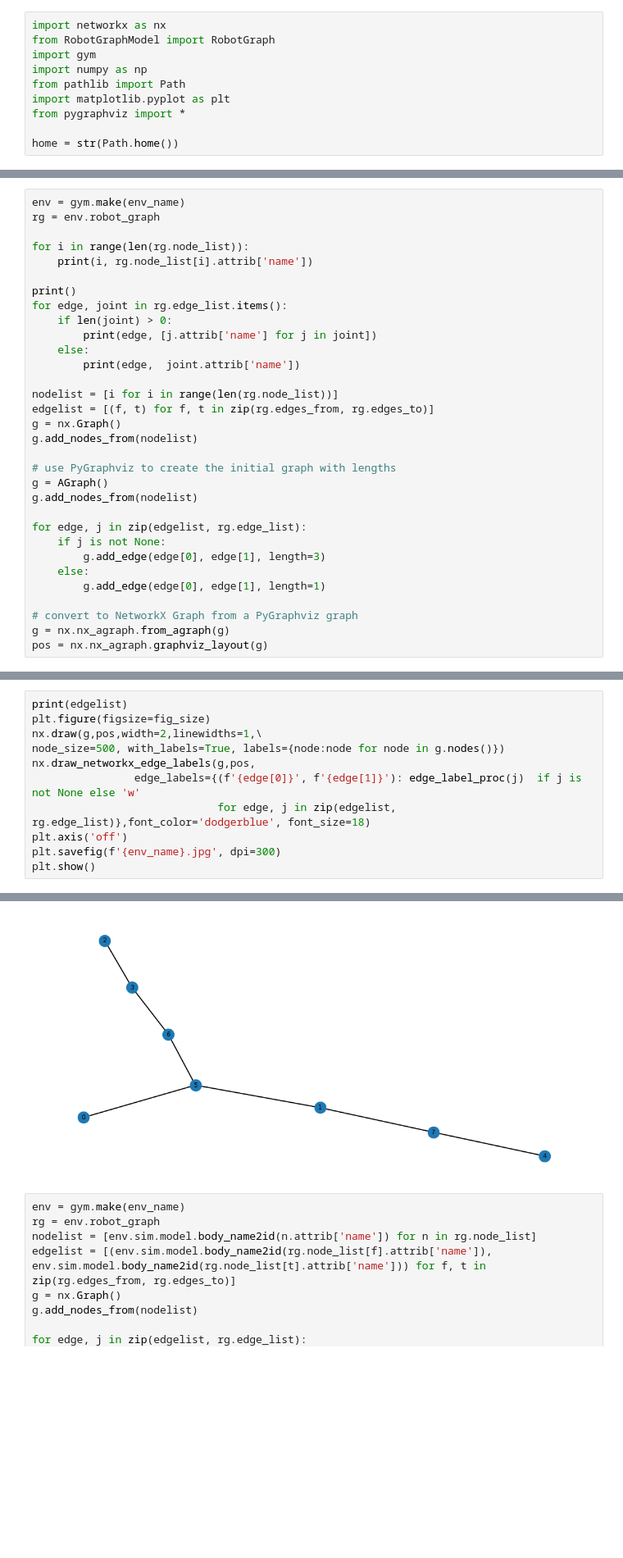
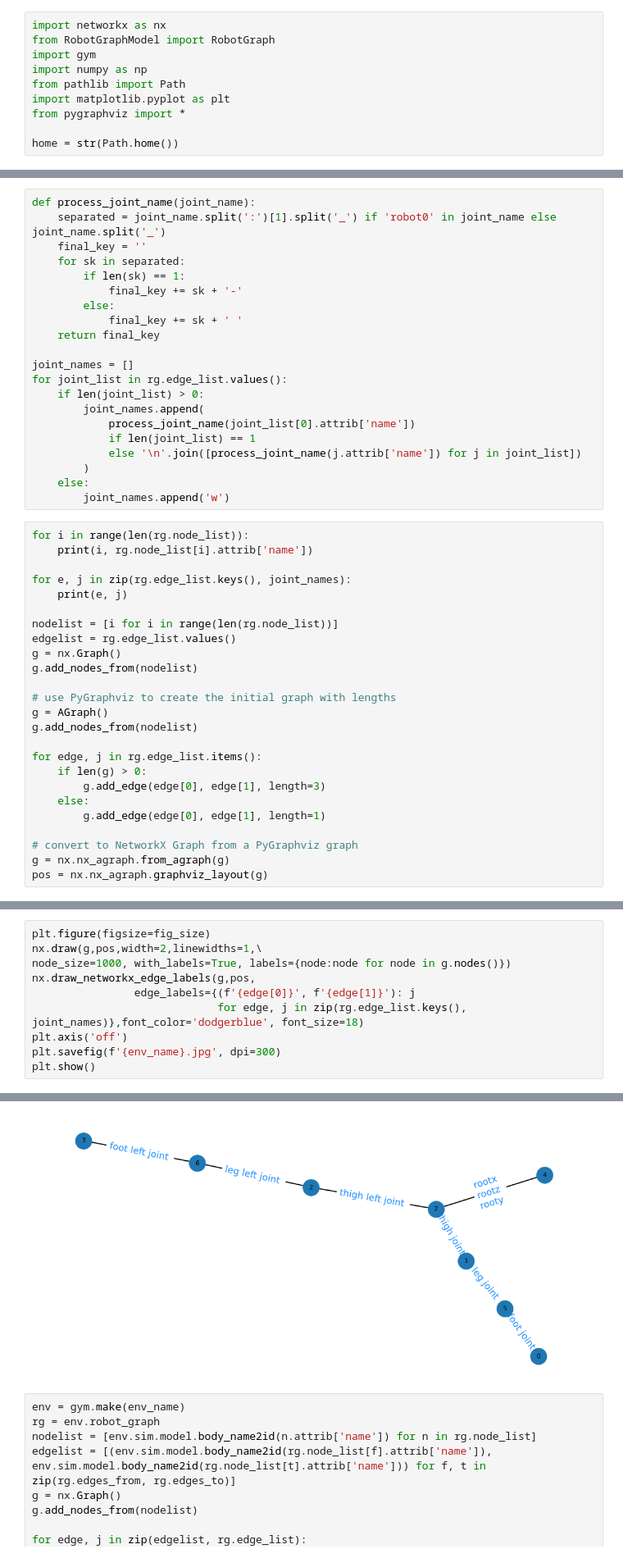
Before and after one commit to MehranTaghian/SAC_GCN, a Jupyter notebook: RobotGraphModel/GraphVisualization.ipynb, the cells around one changed output, grey strips where cells are left out. Shown at 82% size. Drawn from its saved outputs; the diff is of its cells as text; blank space fills up the shorter version.

```diff
--- a/RobotGraphModel/GraphVisualization.ipynb
+++ b/RobotGraphModel/GraphVisualization.ipynb
@@ -34,19 +33,33 @@ edge_label_proc = lambda j: ' '.join(j.attrib['name'].split('_'))
+# %%
+def process_joint_name(joint_name):
+    separated = joint_name.split(':')[1].split('_') if 'robot0' in joint_name else joint_name.split('_')
+    final_key = ''
+    for sk in separated:
+        if len(sk) == 1:
+            final_key += sk + '-'
+        else:
+            final_key += sk + ' '
+    return final_key
+
+joint_names = []
+for joint_list in rg.edge_list.values():
+    if len(joint_list) > 0:
+        joint_names.append(
+            process_joint_name(joint_list[0].attrib['name'])
+            if len(joint_list) == 1
+            else '\n'.join([process_joint_name(j.attrib['name']) for j in joint_list])
+        )
+    else:
+        joint_names.append('w')
 # %%
-env = gym.make(env_name)
-rg = env.robot_graph
-
 for i in range(len(rg.node_list)):
     print(i, rg.node_list[i].attrib['name'])
 
-print()
-for edge, joint in rg.edge_list.items():
-    if len(joint) > 0:
-        print(edge, [j.attrib['name'] for j in joint])
-    else:
-        print(edge,  joint.attrib['name'])
+for e, j in zip(rg.edge_list.keys(), joint_names):
+    print(e, j)
 
 nodelist = [i for i in range(len(rg.node_list))]
-edgelist = [(f, t) for f, t in zip(rg.edges_from, rg.edges_to)]
+edgelist = rg.edge_list.values()
 g = nx.Graph()
 g.add_nodes_from(nodelist)
 
@@ -54,8 +67,8 @@ g.add_nodes_from(nodelist)
 g = AGraph()
 g.add_nodes_from(nodelist)
 
-for edge, j in zip(edgelist, rg.edge_list):
-    if j is not None:
+for edge, j in rg.edge_list.items():
+    if len(g) > 0:
         g.add_edge(edge[0], edge[1], length=3)
     else:
         g.add_edge(edge[0], edge[1], length=1)
@@ -83,11 +97,10 @@ pos = nx.nx_agraph.graphviz_layout(g)
 # %%
-print(edgelist)
 plt.figure(figsize=fig_size)
 nx.draw(g,pos,width=2,linewidths=1,\
-node_size=500, with_labels=True, labels={node:node for node in g.nodes()})
+node_size=1000, with_labels=True, labels={node:node for node in g.nodes()})
 nx.draw_networkx_edge_labels(g,pos,
-                edge_labels={(f'{edge[0]}', f'{edge[1]}'): edge_label_proc(j)  if j is not None else 'w'
-                             for edge, j in zip(edgelist, rg.edge_list)},font_color='dodgerblue', font_size=18)
+                edge_labels={(f'{edge[0]}', f'{edge[1]}'): j
+                             for edge, j in zip(rg.edge_list.keys(), joint_names)},font_color='dodgerblue', font_size=18)
 plt.axis('off')
 plt.savefig(f'{env_name}.jpg', dpi=300)
 plt.show()
@@ -97,4 +108,4 @@ AttributeError: 'tuple' object has no attribute 'attrib'
-[figure, old version]
+[figure, new version]
 # %%
 env = gym.make(env_name)
 rg = env.robot_graph
```
Also changed, not shown: parts of 4 cells of this notebook, 3 other files.
